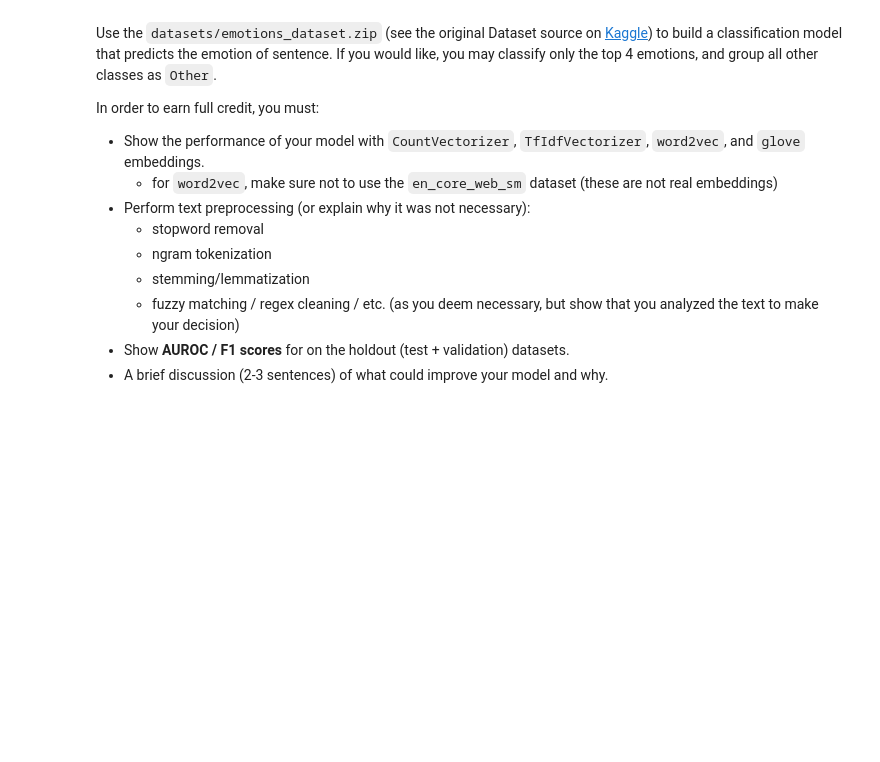
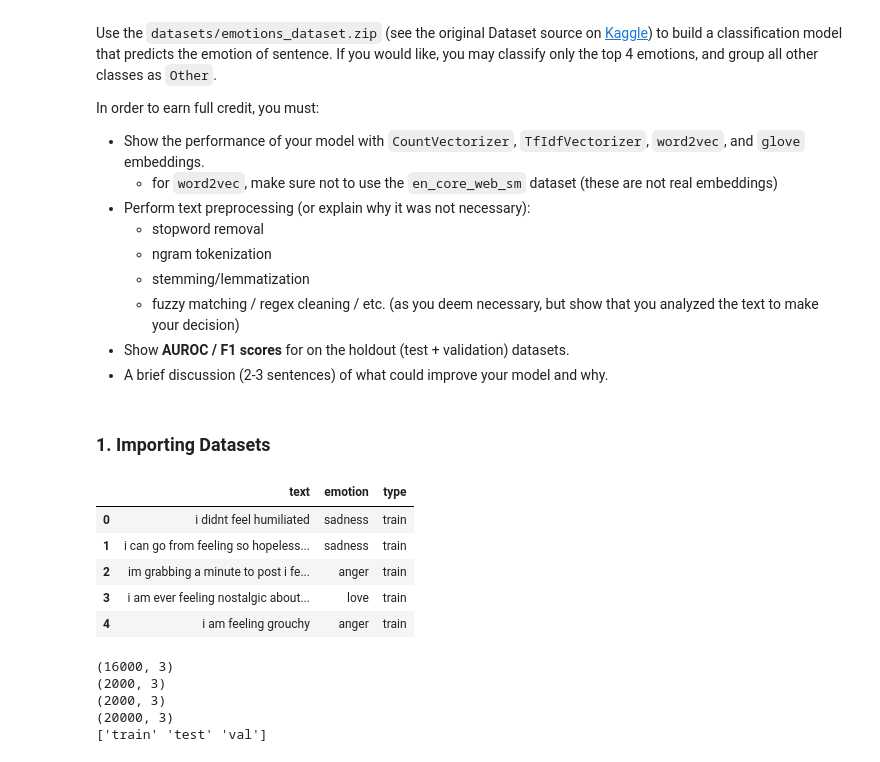
Before and after one commit to JewonJu/DSO-560-NLP-team-black, a Jupyter notebook: homework2/JEWON_JU_Homework 2.ipynb, the cells around one changed output. Cells and saved outputs as stored; diff of their text form; code cells hidden in the pictures; blank space fills up the shorter version.

```diff
--- a/homework2/JEWON_JU_Homework 2.ipynb
+++ b/homework2/JEWON_JU_Homework 2.ipynb
@@ -182,3 +303,40 @@ In order to earn full credit, you must:
     - fuzzy matching / regex cleaning / etc. (as you deem necessary, but show that you analyzed the text to make your decision)
 * Show **AUROC / F1 scores** for on the holdout (test + validation) datasets.
 * A brief discussion (2-3 sentences) of what could improve your model and why.
+# %% [markdown]
+### 1. Importing Datasets
+# %%
+train_df = pd.read_csv('../datasets/emotions/train.txt',header=None, names=['text'])
+train_df[['text','emotion']] = train_df['text'].str.split(';',expand=True)
+train_df['type'] = "train"
+test_df = pd.read_csv('../datasets/emotions/test.txt',header=None, names=['text'])
+test_df[['text','emotion']] = test_df['text'].str.split(';',expand=True)
+test_df['type'] = "test"
+val_df = pd.read_csv('../datasets/emotions/val.txt',header=None, names=['text'])
+val_df[['text','emotion']] = val_df['text'].str.split(';',expand=True)
+val_df['type'] = "val"
+
+df = train_df.append(test_df.append(val_df , ignore_index=True) , ignore_index=True)
+
+df.head()
+# %% [output]
+|  | text | emotion | type |
+| 0 | i didnt feel humiliated | sadness | train |
+| 1 | i can go from feeling so hopeless... | sadness | train |
+| 2 | im grabbing a minute to post i fe... | anger | train |
+| 3 | i am ever feeling nostalgic about... | love | train |
+| 4 | i am feeling grouchy | anger | train |
+# %%
+# Checking if all the data have been appended correctly
+print(train_df.shape)
+print(test_df.shape)
+print(val_df.shape)
+print(df.shape)
+
+print(df['type'].unique())
+# %% [output]
+(16000, 3)
+(2000, 3)
+(2000, 3)
+(20000, 3)
+['train' 'test' 'val']
```
Also changed, not shown: parts of 13 cells of this notebook, 7 other files.
